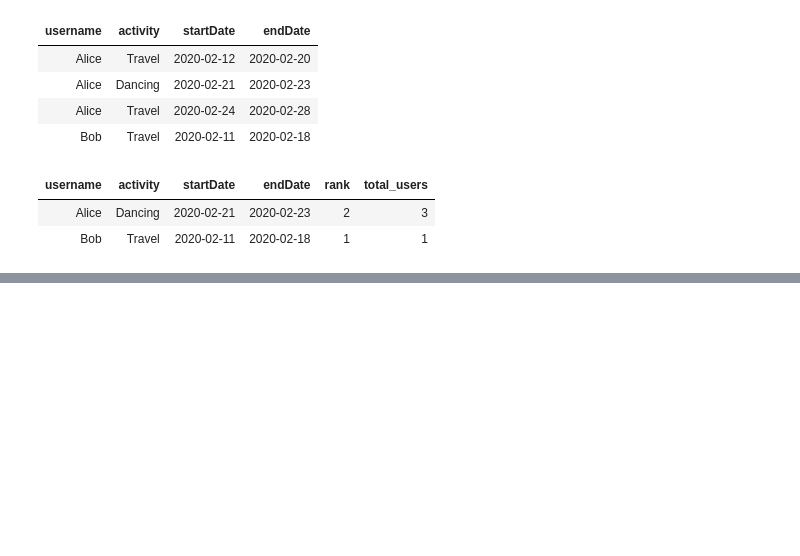
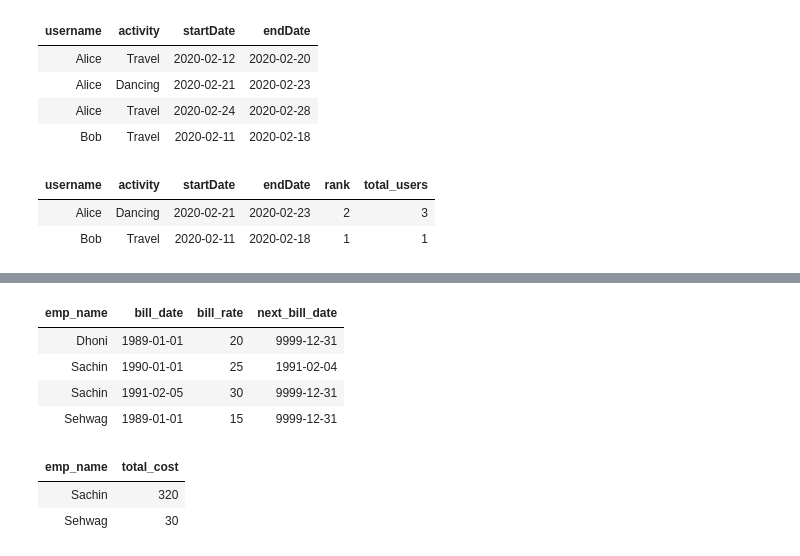
Before and after one commit to Rupam-1/SQL-Pyspark-practise_youtube, a Jupyter notebook: 04. PYSPARK - Part2.ipynb, the cells around one changed output, grey strips where cells are left out. Saved outputs shown, nothing was run; the diff lists cells and outputs as text; code cells hidden in the pictures; blank space fills up the shorter version.

```diff
--- a/04. PYSPARK - Part2.ipynb
+++ b/04. PYSPARK - Part2.ipynb
@@ -525,0 +600,41 @@ a.display()
+# %%
+from pyspark.sql.functions import *
+from pyspark.sql.window import Window
+
+df = employee_billings_df.withColumn(
+    "next_bill_date",
+    lead(
+        date_sub(col("bill_date"), 1),
+        1,
+        '9999-12-31'
+    ).over(Window.partitionBy(col("emp_name")).orderBy(col("bill_date")))
+)
+
+df.display()
+
+final_df = employee_hoursworked_df.alias("dw").join(
+    df,
+    df["emp_name"] == col("dw.emp_name"),
+    "inner"
+).filter(
+    col("dw.work_date").between(df["bill_date"], df["next_bill_date"])
+).select(
+    col("dw.emp_name"),
+    col("dw.bill_hrs"),
+    df["bill_rate"]
+).groupBy(
+    col("dw.emp_name")
+).agg(
+    sum(col("bill_hrs") * col("bill_rate")).alias("total_cost")
+)
+
+final_df.display()
+# %% [output]
+| emp_name | bill_date | bill_rate | next_bill_date |
+| Dhoni | 1989-01-01 | 20 | 9999-12-31 |
+| Sachin | 1990-01-01 | 25 | 1991-02-04 |
+| Sachin | 1991-02-05 | 30 | 9999-12-31 |
+| Sehwag | 1989-01-01 | 15 | 9999-12-31 |
+| emp_name | total_cost |
+| Sachin | 320 |
+| Sehwag | 30 |
```
Also changed, not shown: parts of 3 cells of this notebook, 1 other file.
